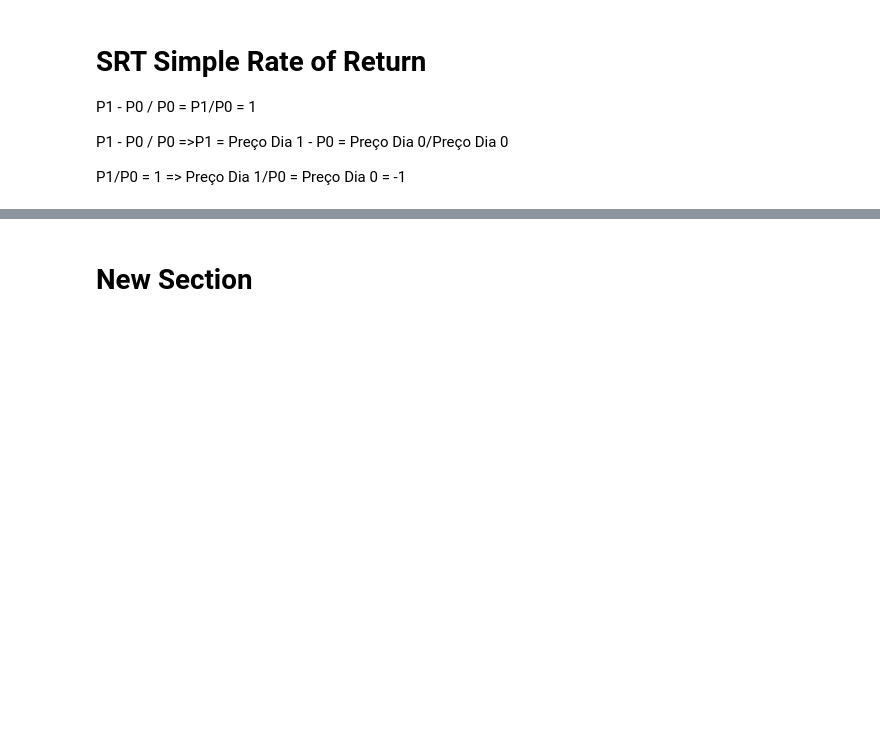
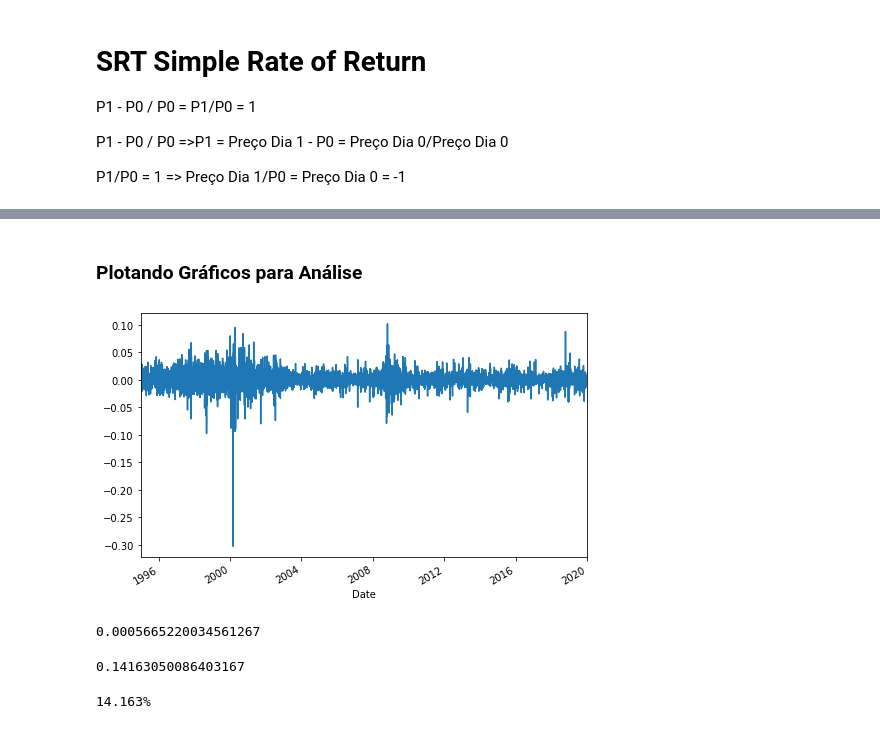
Before and after one commit to Jg-Nascimento/financas, a Jupyter notebook: calculando_e_coparando_taxas.ipynb, the cells around one changed output, grey strips where cells are left out. Drawn from its saved outputs; the diff is of its cells as text; code cells hidden in the pictures; blank space fills up the shorter version.

```diff
--- a/calculando_e_coparando_taxas.ipynb
+++ b/calculando_e_coparando_taxas.ipynb
@@ -58,3 +59,26 @@ Date
 Name: simple_return, Length: 6298, dtype: float64
-# %% [markdown]
-# New Section
+# %% [markdown]
+### Plotando Gráficos para Análise
+# %%
+#Gráfico matrix 8 x 5 de retorno diarios
+PG['simple_return'].plot(figsize=(8, 5))
+plt.show()
+# %% [output]
+[figure, added]
+# %%
+#REtorno médio da PG ao longo do período em análise
+avg_returns_d = PG['simple_return'].mean()
+avg_returns_d
+# %% [output]
+0.0005665220034561267
+# %%
+#Taxa média diária em relação ao ano, cerca de 250 dias
+avg_returns_a = PG['simple_return'].mean() * 250
+avg_returns_a
+# %% [output]
+0.14163050086403167
+# %%
+#Média de retorno anual
+print (str(round(avg_returns_a, 5) *100) + '%')
+# %% [output]
+14.163%
```
Also changed, not shown: parts of 11 cells of this notebook.
